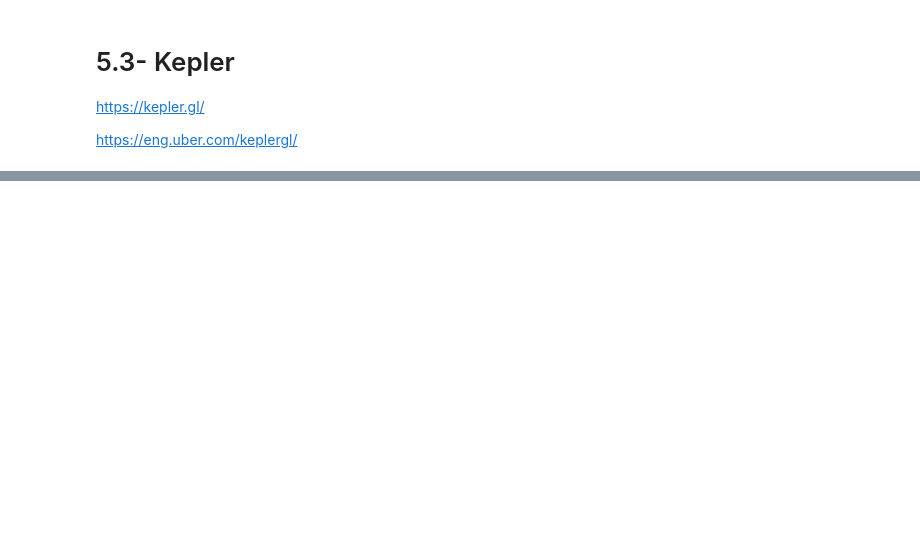
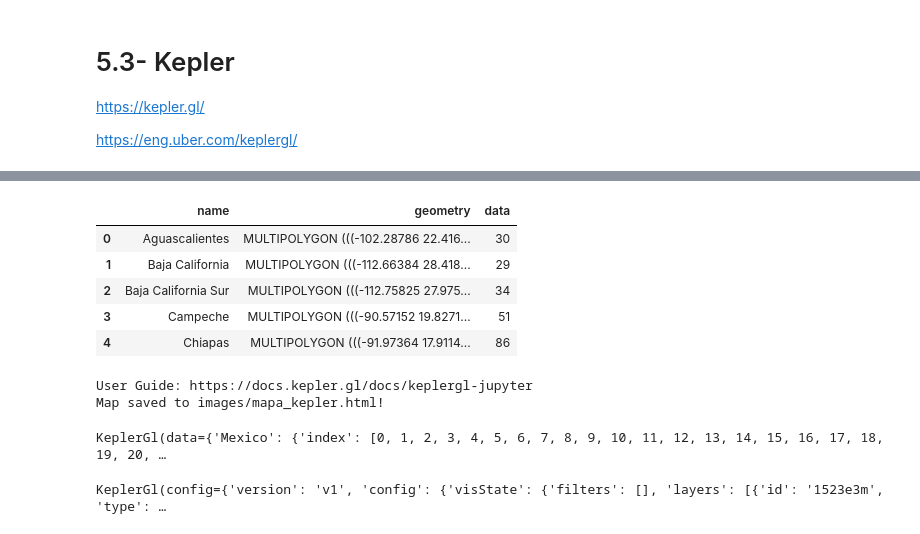
Before and after one commit to Ironhack-Data-Madrid-Abril-2021/Material_Clase, a Jupyter notebook: semana_5/5.3 - Kepler.ipynb, the cells around one changed output, grey strips where cells are left out. Saved outputs shown, nothing was run; the diff lists cells and outputs as text; code cells hidden in the pictures; blank space fills up the shorter version.

```diff
--- a/semana_5/5.3 - Kepler.ipynb
+++ b/semana_5/5.3 - Kepler.ipynb
@@ -8,0 +45,4 @@ https://eng.uber.com/keplergl/
+# %%
+mex=mex.sort_values(by='name').reset_index()[['name', 'geometry']]
+
+mex.head()
@@ -8,0 +56,23 @@ https://eng.uber.com/keplergl/
+# %%
+mex['data']=[i**3+30-2*i for i in range(len(mex))]
+
+mex.head()
+# %% [output]
+|  | name | geometry | data |
+| 0 | Aguascalientes | MULTIPOLYGON (((-102.28786 22.416... | 30 |
+| 1 | Baja California | MULTIPOLYGON (((-112.66384 28.418... | 29 |
+| 2 | Baja California Sur | MULTIPOLYGON (((-112.75825 27.975... | 34 |
+| 3 | Campeche | MULTIPOLYGON (((-90.57152 19.8271... | 51 |
+| 4 | Chiapas | MULTIPOLYGON (((-91.97364 17.9114... | 86 |
+# %%
+mapa=KeplerGl(height=600, width=600)
+
+mapa.add_data(mex, 'Mexico')
+
+mapa.save_to_html(file_name='images/mapa_kepler.html')
+
+mapa
+# %% [output]
+User Guide: https://docs.kepler.gl/docs/keplergl-jupyter
+Map saved to images/mapa_kepler.html!
+KeplerGl(data={'Mexico': {'index': [0, 1, 2, 3, 4, 5, 6, 7, 8, 9, 10, 11, 12, 13, 14, 15, 16, 17, 18, 19, 20, …
@@ -8,0 +260,4 @@ https://eng.uber.com/keplergl/
+# %%
+mapa
+# %% [output]
+KeplerGl(config={'version': 'v1', 'config': {'visState': {'filters': [], 'layers': [{'id': '1523e3m', 'type': …
```
Also changed, not shown: parts of 6 cells of this notebook, 9 other files.
